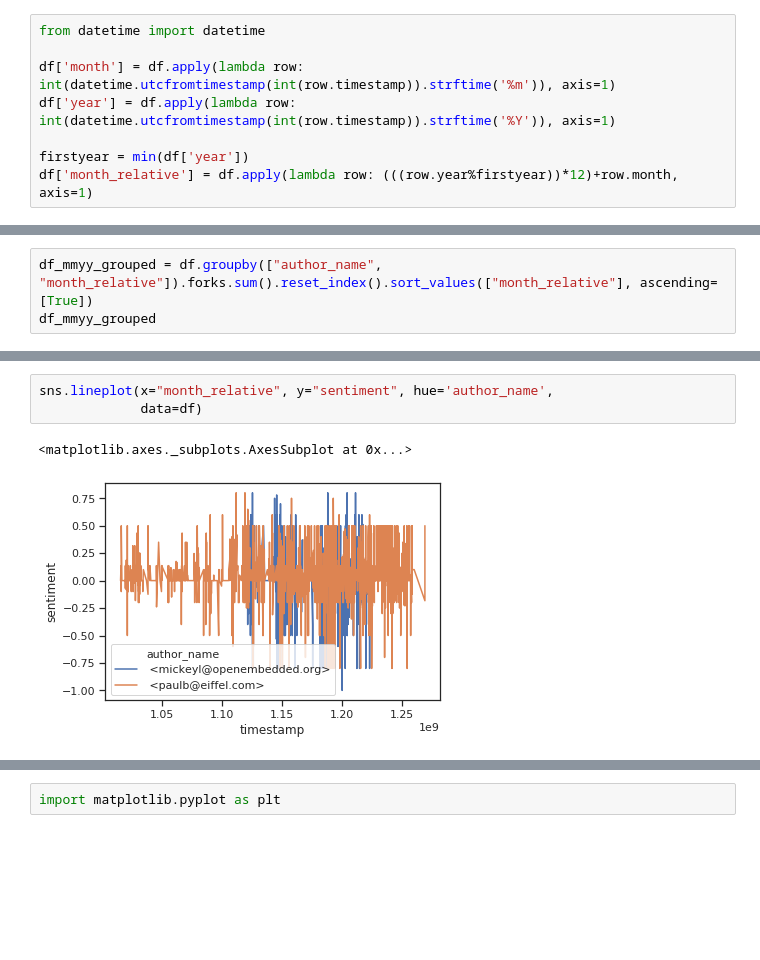
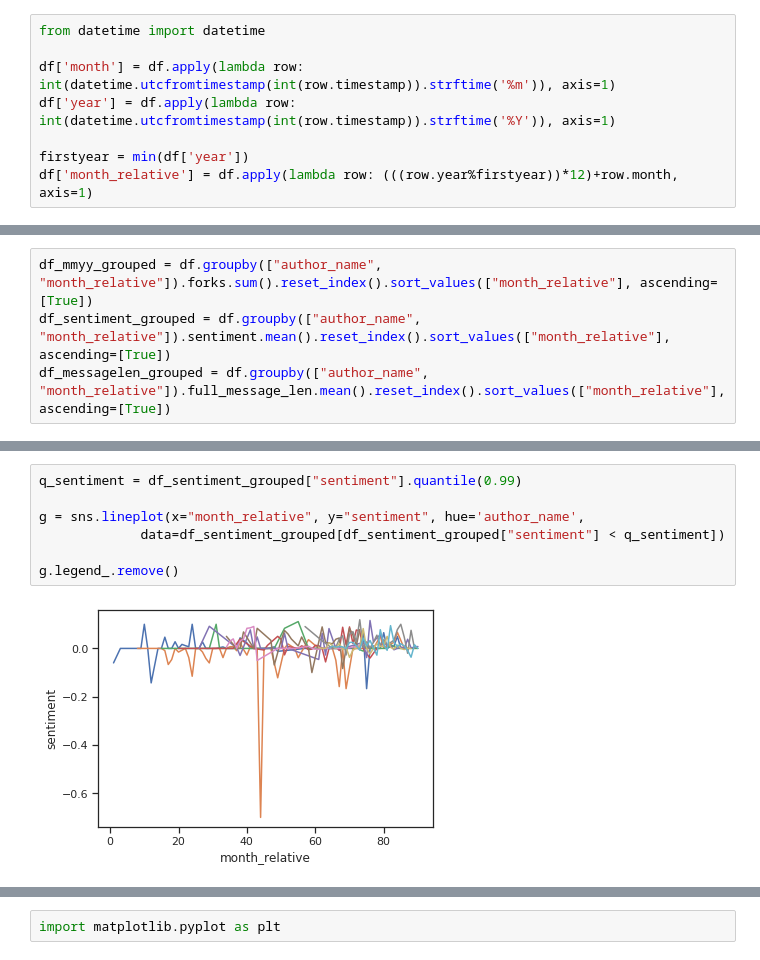
Before and after one commit to woc-hack/TAP, a Jupyter notebook: tap-scrap.ipynb, the cells around one changed output, grey strips where cells are left out. Saved outputs shown, nothing was run; the diff lists cells and outputs as text; blank space fills up the shorter version.

Commit message:
gender plots and other group plots added

```diff
--- a/tap-scrap.ipynb
+++ b/tap-scrap.ipynb
@@ -70,3 +42,4 @@ df
 # %%
 df_mmyy_grouped = df.groupby(["author_name", "month_relative"]).forks.sum().reset_index().sort_values(["month_relative"], ascending=[True])
-df_mmyy_grouped
+df_sentiment_grouped = df.groupby(["author_name", "month_relative"]).sentiment.mean().reset_index().sort_values(["month_relative"], ascending=[True])
+df_messagelen_grouped = df.groupby(["author_name", "month_relative"]).full_message_len.mean().reset_index().sort_values(["month_relative"], ascending=[True])
@@ -98,6 +56,9 @@ sns.lineplot(x="month_relative", y="forks", hue='author_name',
 # %%
-sns.lineplot(x="month_relative", y="sentiment", hue='author_name',
-             data=df)
+q_sentiment = df_sentiment_grouped["sentiment"].quantile(0.99)
+
+g = sns.lineplot(x="month_relative", y="sentiment", hue='author_name',
+             data=df_sentiment_grouped[df_sentiment_grouped["sentiment"] < q_sentiment])
+
+g.legend_.remove()
 # %% [output]
-<matplotlib.axes._subplots.AxesSubplot at 0x...>
-[figure, old version]
+[figure, new version]
```
Also changed, not shown: parts of 11 cells of this notebook.
